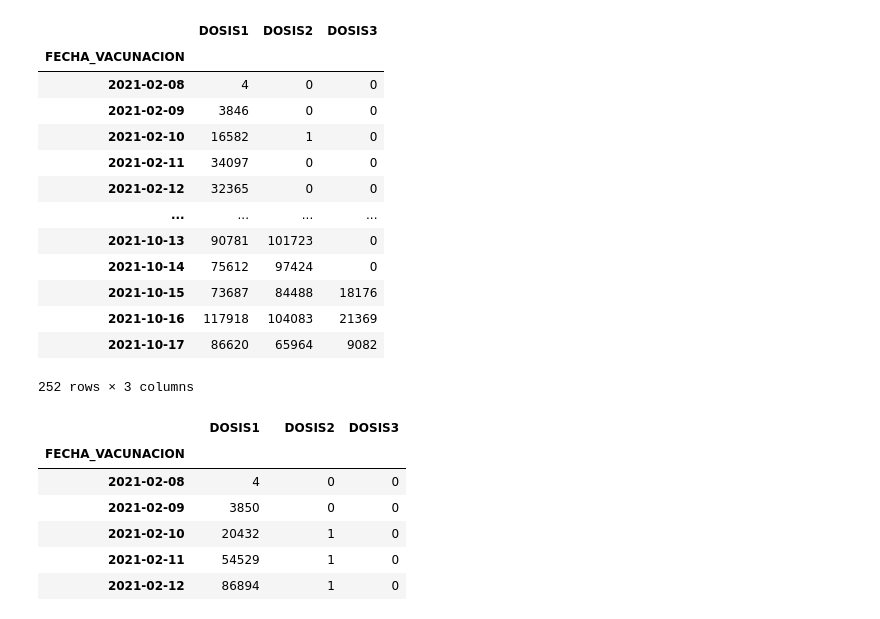
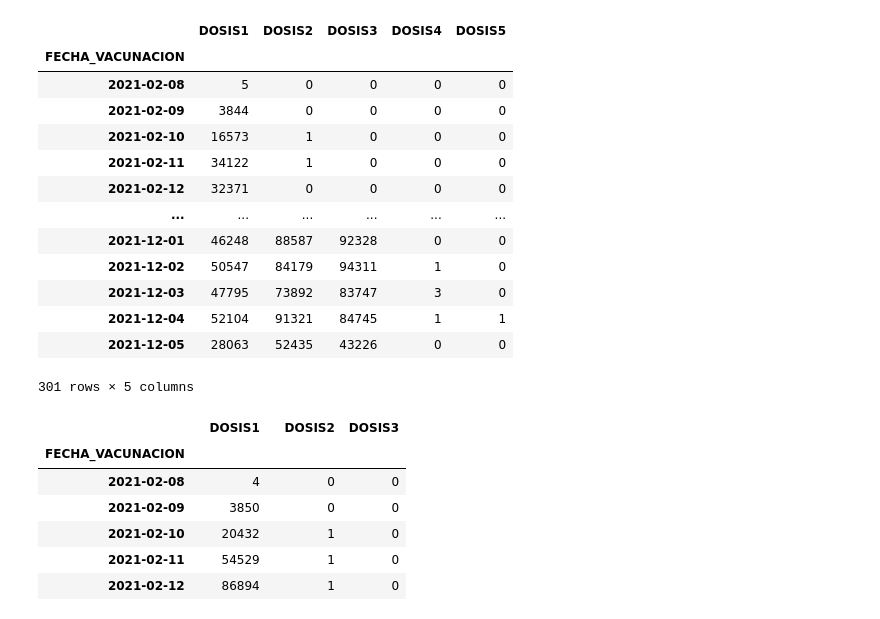
Before and after one commit to annaabsi/git-scraper-vacunacion, a Jupyter notebook: notebooks/scraper.ipynb, the cells around one changed output. Saved outputs shown, nothing was run; the diff lists cells and outputs as text; code cells hidden in the pictures.

Commit message:
errores nueva dosis4 y dosis5

```diff
--- a/notebooks/scraper.ipynb
+++ b/notebooks/scraper.ipynb
@@ -7,27 +22,27 @@ fecha_corte=df['FECHA_CORTE'].drop_duplicates().set_axis(['fecha_corte'])
 # %%
 #DIARIO DOSIS 1 Y DOSIS 2
 df_ambas_dosis=df[['FECHA_VACUNACION','DOSIS','SEXO']].groupby(['FECHA_VACUNACION','DOSIS']).count()
 df_ambas_dosis=df_ambas_dosis.reset_index()
 df_ambas_dosis=df_ambas_dosis.pivot(index='FECHA_VACUNACION', columns='DOSIS', values='SEXO')
 df_ambas_dosis=df_ambas_dosis.rename_axis(None, axis=1)
-df_ambas_dosis.columns=['DOSIS1','DOSIS2','DOSIS3']
+df_ambas_dosis.columns=['DOSIS1','DOSIS2','DOSIS3','DOSIS4','DOSIS5']
 df_ambas_dosis=df_ambas_dosis.fillna(0).astype('int')
 df_ambas_dosis
 # %% [output]
-|  | DOSIS1 | DOSIS2 | DOSIS3 |
-| FECHA_VACUNACION |  |  |  |
-| 2021-02-08 | 4 | 0 | 0 |
-| 2021-02-09 | 3846 | 0 | 0 |
-| 2021-02-10 | 16582 | 1 | 0 |
-| 2021-02-11 | 34097 | 0 | 0 |
-| 2021-02-12 | 32365 | 0 | 0 |
-| ... | ... | ... | ... |
-| 2021-10-13 | 90781 | 101723 | 0 |
-| 2021-10-14 | 75612 | 97424 | 0 |
-| 2021-10-15 | 73687 | 84488 | 18176 |
-| 2021-10-16 | 117918 | 104083 | 21369 |
-| 2021-10-17 | 86620 | 65964 | 9082 |
+|  | DOSIS1 | DOSIS2 | DOSIS3 | DOSIS4 | DOSIS5 |
+| FECHA_VACUNACION |  |  |  |  |  |
+| 2021-02-08 | 5 | 0 | 0 | 0 | 0 |
+| 2021-02-09 | 3844 | 0 | 0 | 0 | 0 |
+| 2021-02-10 | 16573 | 1 | 0 | 0 | 0 |
+| 2021-02-11 | 34122 | 1 | 0 | 0 | 0 |
+| 2021-02-12 | 32371 | 0 | 0 | 0 | 0 |
+| ... | ... | ... | ... | ... | ... |
+| 2021-12-01 | 46248 | 88587 | 92328 | 0 | 0 |
+| 2021-12-02 | 50547 | 84179 | 94311 | 1 | 0 |
+| 2021-12-03 | 47795 | 73892 | 83747 | 3 | 0 |
+| 2021-12-04 | 52104 | 91321 | 84745 | 1 | 1 |
+| 2021-12-05 | 28063 | 52435 | 43226 | 0 | 0 |
-252 rows × 3 columns
+301 rows × 5 columns
 # %%
 #ACUMULADO DOSIS 1 Y DOSIS 2
 df_ambas_dosis_cum=df_ambas_dosis.cumsum()
```
Also changed, not shown: parts of 4 cells of this notebook, 1 other file.
